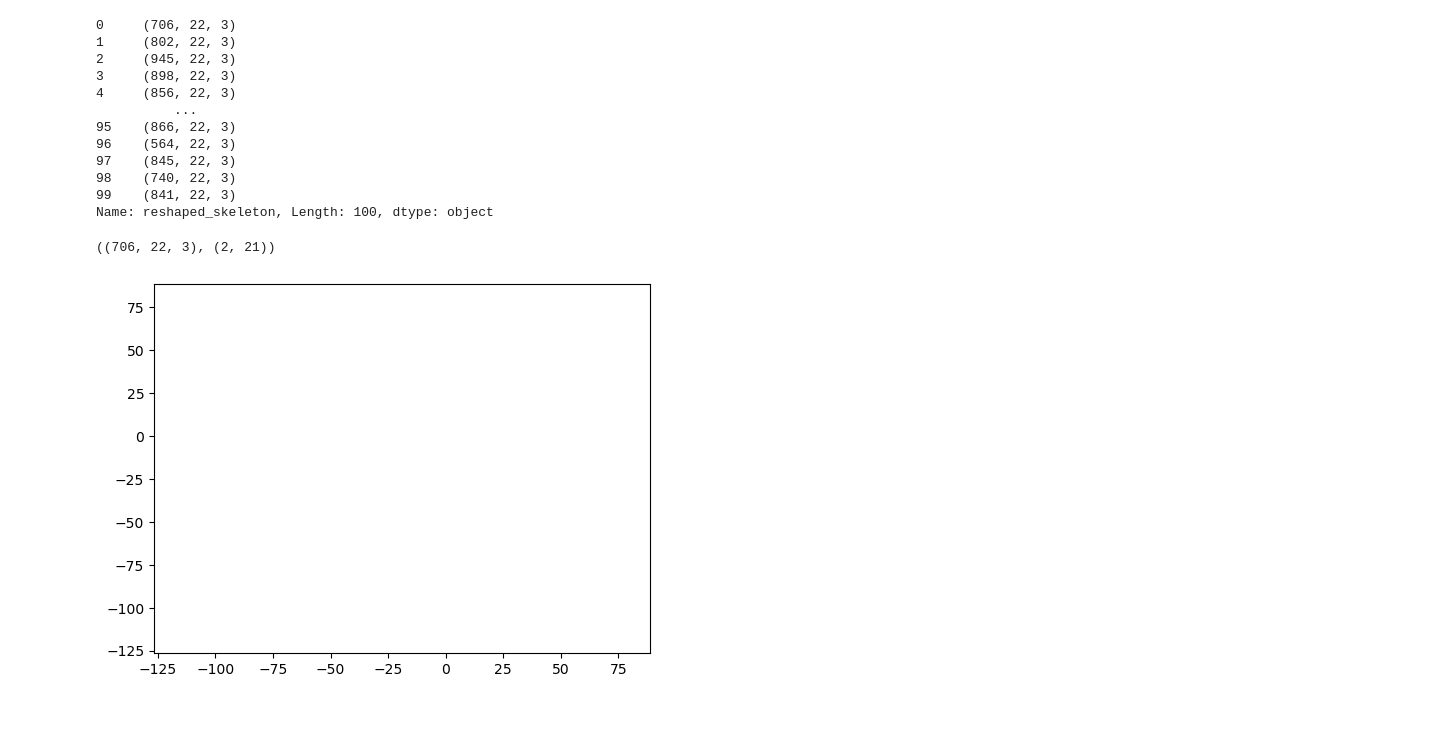
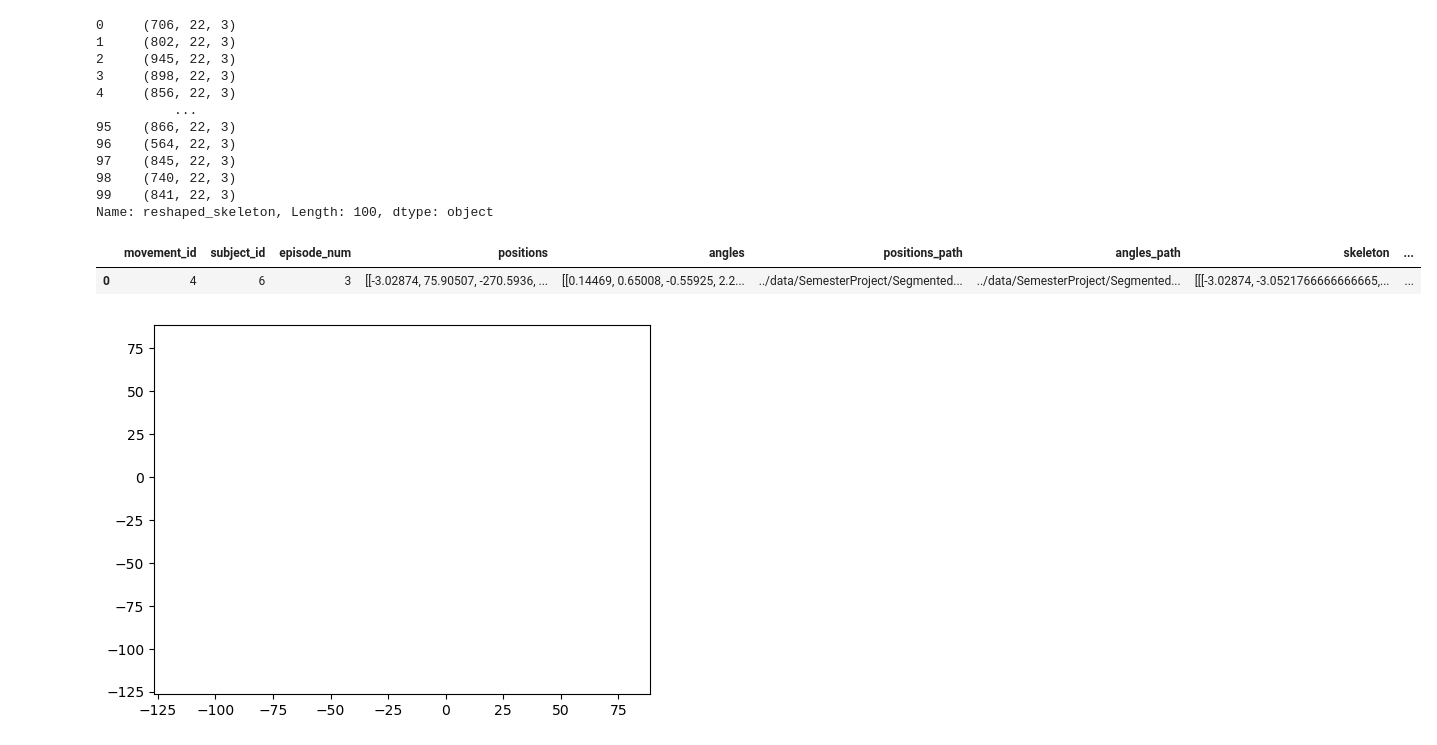
Before and after one commit to Duke02/Creating-AI-Enabled-Systems, a Jupyter notebook: Semester-Project/testing.ipynb, the cells around one changed output. Drawn from its saved outputs; the diff is of its cells as text; code cells hidden in the pictures; blank space fills up the shorter version.

```diff
--- a/Semester-Project/testing.ipynb
+++ b/Semester-Project/testing.ipynb
@@ -57,7 +57,7 @@ def eulers_2_rot_matrix(x: np.ndarray) -> np.ndarray:
     beta_y: np.ndarray = x[1]
     alpha_z: np.ndarray = x[2]
 
-    return rotate_z(alpha_z) * rotate_y(beta_y) * rotate_x(gamma_x)
+    return rotate_z(alpha_z) @ rotate_y(beta_y) @ rotate_x(gamma_x)
 
 def movement_name(movement_id: int) -> str:
     # From the original paper (Table 1):
@@ -90,4 +90,15 @@ def movement_name(movement_id: int) -> str:
 def rotate_joint(curr_joint: np.ndarray, prev_joint_angle: np.ndarray, prev_joint_position: np.ndarray) -> np.ndarray:
     rotate_current_joint: np.ndarray = eulers_2_rot_matrix(prev_joint_angle)
 
-    return (rotate_current_joint @ curr_joint.T).T + prev_joint_position.reshape((1, -1))
+    return (rotate_current_joint @ curr_joint.T).T + prev_joint_position[np.newaxis, :]
+
+
+def smooth(a: np.ndarray, window_size: int):
+    # a: NumPy 1-D array containing the data to be smoothed
+    # WSZ: smoothing window size needs, which must be odd number,
+    # as in the original MATLAB implementation
+    out0 = np.convolve(a,np.ones(window_size,dtype=int),'valid')/window_size
+    r = np.arange(1,window_size-1,2)
+    start = np.cumsum(a[:window_size-1])[::2]/r
+    stop = (np.cumsum(a[:-window_size:-1])[::2]/r)[::-1]
+    return np.concatenate((  start , out0, stop  ))
@@ -227,13 +288,16 @@ df['reshaped_skeleton'].apply(lambda s: s.shape)
 99    (841, 22, 3)
 Name: reshaped_skeleton, Length: 100, dtype: object
 # %%
-skeleton_to_animate: np.ndarray = df.iloc[0]['reshaped_skeleton']
+animate_row: pd.Series = df.query('movement_id == 4').head(1)
+
+skeleton_to_animate: np.ndarray = animate_row['skeleton'].values[0]
 
 np.save(os.path.join('..', 'data', 'SemesterProject', 'skeleton_to_animate'), skeleton_to_animate)
 
-skeleton_to_animate.shape, joint_connections.shape
+animate_row
 # %% [output]
-((706, 22, 3), (2, 21))
+|  | movement_id | subject_id | episode_num | positions | angles | positions_path | angles_path | skeleton | ... |
+| 0 | 4 | 6 | 3 | [[-3.02874, 75.90507, -270.5936, ... | [[0.14469, 0.65008, -0.55925, 2.2... | ../data/SemesterProject/Segmented... | ../data/SemesterProject/Segmented... | [[[-3.02874, -3.0521766666666665,... | ... |
 # %%
 import matplotlib.pyplot as plt
 from matplotlib.animation import FuncAnimation
```
Also changed, not shown: parts of 2 cells of this notebook, 1 other file.
